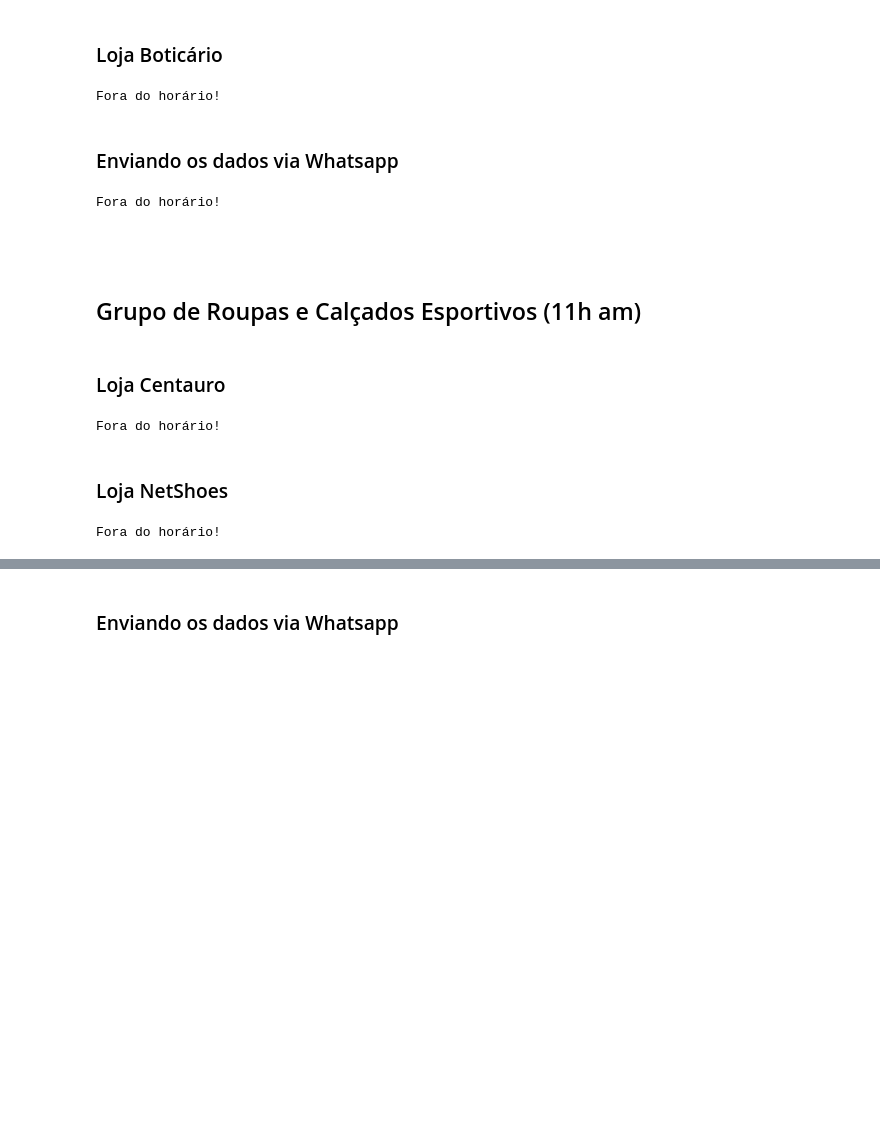
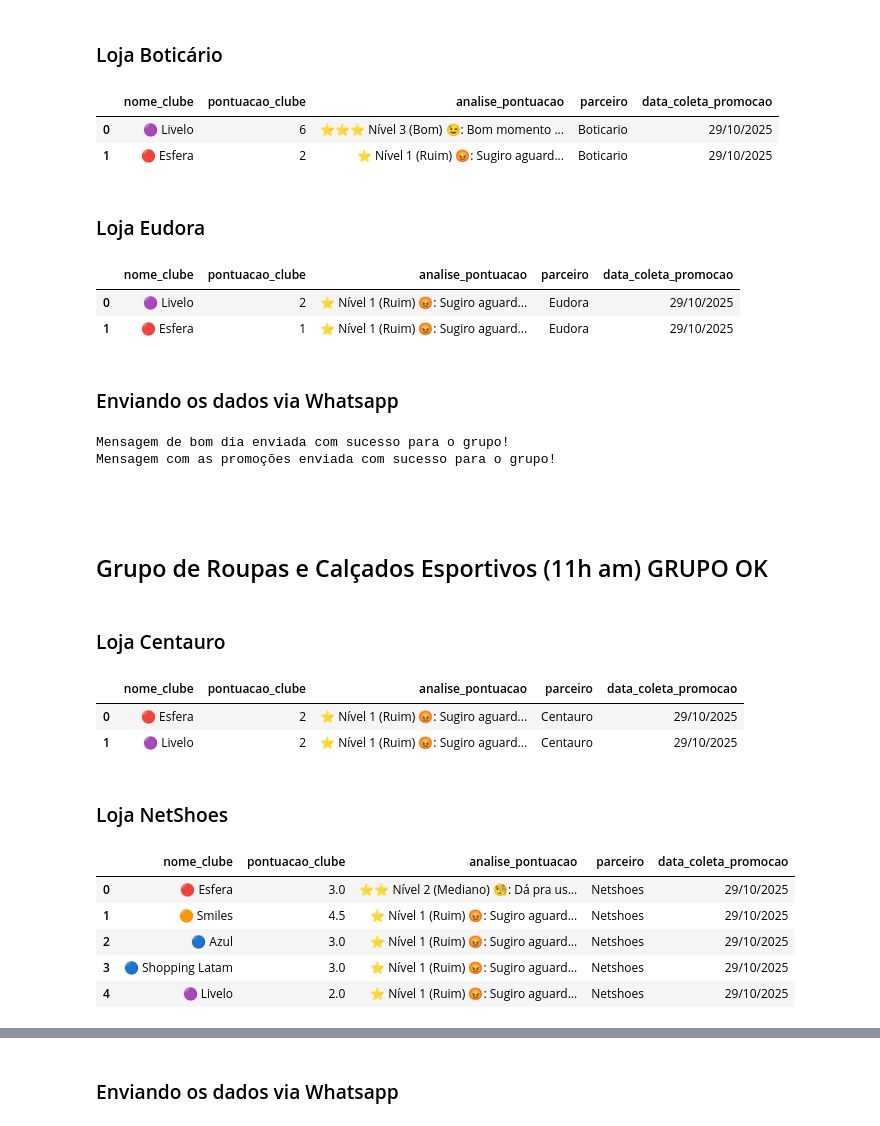
Before and after one commit to murillo-borges/webscraping-livelo-esfera, a Jupyter notebook: Webscraping_Whats_Milhas.ipynb, the cells around one changed output, grey strips where cells are left out. Saved outputs shown, nothing was run; the diff lists cells and outputs as text; code cells hidden in the pictures; blank space fills up the shorter version.

```diff
--- a/Webscraping_Whats_Milhas.ipynb
+++ b/Webscraping_Whats_Milhas.ipynb
@@ -228,10 +228,9 @@ def coletar_promocoes(url, parceiro, data_formatada, nomes_alvo):
 # %% [markdown]
 ### Loja Natura
 # %%
-#nomes_alvo = ["livelo", "esfera", "smiles", "azul", "shopping latam", "latam"]
 hora_atual = agora_brasilia.hour
 
-if hora_atual < hora_max_grupo_beleza:
+if hora_atual < hora_max_grupo_perfumaria_cosmeticos:
     df_natura = coletar_promocoes(
         url="https://www.comparemania.com.br/cashback-natura/",
         parceiro="Natura",
@@ -246,10 +245,9 @@ Fora do horário!
 # %% [markdown]
 ### Loja Boticário
 # %%
-nomes_alvo = ["livelo", "esfera", "smiles", "azul", "shopping latam", "latam"]
 hora_atual = agora_brasilia.hour
 
-if hora_atual < hora_max_grupo_beleza:
+if hora_atual < hora_max_grupo_perfumaria_cosmeticos:
     df_boticario = coletar_promocoes(
         url="https://www.comparemania.com.br/cashback-boticario/",
         parceiro="Boticario",
@@ -260,31 +258,50 @@ if hora_atual < hora_max_grupo_beleza:
 else:
     print("Fora do horário!")
 # %% [output]
-Fora do horário!
+|  | nome_clube | pontuacao_clube | analise_pontuacao | parceiro | data_coleta_promocao |
+| 0 | 🟣 Livelo | 6 | ⭐⭐⭐ Nível 3 (Bom) 😉: Bom momento ... | Boticario | 29/10/2025 |
+| 1 | 🔴 Esfera | 2 | ⭐ Nível 1 (Ruim) 😡: Sugiro aguard... | Boticario | 29/10/2025 |
+# %% [markdown]
+### Loja Eudora
+# %%
+hora_atual = agora_brasilia.hour
+
+if hora_atual < hora_max_grupo_perfumaria_cosmeticos:
+    df_eudora = coletar_promocoes(
+        url="https://www.comparemania.com.br/cashback-eudora/",
+        parceiro="Eudora",
+        data_formatada=data_formatada,
+        nomes_alvo=nomes_alvo
+    )
+    display(df_eudora)
+else:
+    print("Fora do horário!")
+# %% [output]
+|  | nome_clube | pontuacao_clube | analise_pontuacao | parceiro | data_coleta_promocao |
+| 0 | 🟣 Livelo | 2 | ⭐ Nível 1 (Ruim) 😡: Sugiro aguard... | Eudora | 29/10/2025 |
+| 1 | 🔴 Esfera | 1 | ⭐ Nível 1 (Ruim) 😡: Sugiro aguard... | Eudora | 29/10/2025 |
 # %% [markdown]
 ### Enviando os dados via Whatsapp
 # %%
-if hora_atual < hora_max_grupo_beleza:
+if hora_atual < hora_max_grupo_perfumaria_cosmeticos:
   # Concatenando os dataframes
-  df_final = pd.concat([df_natura, df_boticario], ignore_index=True)
+  df_final = pd.concat([df_natura, df_boticario, df_eudora], ignore_index=True)
   df_final
 
   # Criando a mensagem do grupo de Beleza e Cosméticos
   msg = ""
-  msg_titulo = f"💄 *Promoções do Grupo de Beleza e Cosméticos em {data_formatada}: 👇*"
+  msg_titulo = f"💄 *Resumo das Promoções da Categoria de Perfumaria e Cosméticos em {data_formatada}: 👇*"
 
   for index, row in df_final.iterrows():
-    msg += f"""
+    msg += textwrap.dedent(f"""
   *Parceiro:* {row["parceiro"]}
   *Programa de Fidelidade:* {row["nome_clube"]}
   *Pontuação:* {row["pontuacao_clube"]}
   *Análise da Promoção:* {row["analise_pontuacao"]}
 
-  {"-"*30}"""
-    #print(msg)
-      #print(index, row["nome_clube"], row["pontuacao_clube"])
+  {"-"*30}""").strip()
 
-  msg_grupo = msg_titulo + "\n" + msg
+  msg_grupo = msg_titulo + "\n""\n" + msg
 
 
   # Enviando mensagem no grupo do Whatsapp
@@ -295,9 +312,9 @@ if hora_atual < hora_max_grupo_beleza:
   API_KEY = 'sk_hRzCfVl0hSFebdFmmN0hwhpNZtVA9JqIdscEpatVHyreMM9f'
 
   # JID do grupo (obtido via rota /groups)
-  group_jid = id_grupo_envio
+  group_jid = '120363040547851644@g.us'
 
-  # Mensagem
+  # Mensagem de Bom dia
   message_bom_dia = texto_bom_dia
   message_promo = msg_grupo
 
@@ -316,7 +333,7 @@ if hora_atual < hora_max_grupo_beleza:
   }
 
   #Enviando a mensagem de bom dia
-  #response = requests.post(url, json=payload, headers=headers)
+  response = requests.post(url, json=payload, headers=headers)
 
   # Resposta
   if response.status_code == 200:
@@ -325,9 +342,9 @@ if hora_atual < hora_max_grupo_beleza:
       print(f"Erro ao enviar mensagem: {response.status_code} - {response.text}")
 
 
-  # Aguardar 30 segundos
+  # Aguardar 2 minutos
   import time
-  time.sleep(30)
+  time.sleep(120)
 
   # Payload
   payload = {
@@ -347,15 +364,15 @@ if hora_atual < hora_max_grupo_beleza:
 else:
   print("Fora do horário!")
 # %% [output]
-Fora do horário!
+Mensagem de bom dia enviada com sucesso para o grupo!
+Mensagem com as promoções enviada com sucesso para o grupo!
 # %% [markdown]
 ##
 # %% [markdown]
-## Grupo de Roupas e Calçados Esportivos (11h am)
+## Grupo de Roupas e Calçados Esportivos (11h am) GRUPO OK
 # %% [markdown]
 ### Loja Centauro
 # %%
-nomes_alvo = ["livelo", "esfera", "smiles", "azul", "shopping latam", "latam"]
 hora_atual = agora_brasilia.hour
 
 if hora_atual >= hora_min_grupo_esportivo and hora_atual < hora_max_grupo_esportivo:
@@ -369,22 +386,28 @@ if hora_atual >= hora_min_grupo_esportivo and hora_atual < hora_max_grupo_esport
 else:
     print("Fora do horário!")
 # %% [output]
-Fora do horário!
+|  | nome_clube | pontuacao_clube | analise_pontuacao | parceiro | data_coleta_promocao |
+| 0 | 🔴 Esfera | 2 | ⭐ Nível 1 (Ruim) 😡: Sugiro aguard... | Centauro | 29/10/2025 |
+| 1 | 🟣 Livelo | 2 | ⭐ Nível 1 (Ruim) 😡: Sugiro aguard... | Centauro | 29/10/2025 |
 # %% [markdown]
 ### Loja NetShoes
 # %%
-nomes_alvo = ["livelo", "esfera", "smiles", "azul", "shopping latam", "latam"]
 hora_atual = agora_brasilia.hour
 
 if hora_atual >= hora_min_grupo_esportivo and hora_atual < hora_max_grupo_esportivo:
     df_netshoes = coletar_promocoes(
         url="https://www.comparemania.com.br/cashback-netshoes/",
         parceiro="Netshoes",
         data_formatada=data_formatada,
         nomes_alvo=nomes_alvo
     )
     display(df_netshoes)
 else:
     print("Fora do horário!")
 # %% [output]
-Fora do horário!
+|  | nome_clube | pontuacao_clube | analise_pontuacao | parceiro | data_coleta_promocao |
+| 0 | 🔴 Esfera | 3.0 | ⭐⭐ Nível 2 (Mediano) 🧐: Dá pra us... | Netshoes | 29/10/2025 |
+| 1 | 🟠 Smiles | 4.5 | ⭐ Nível 1 (Ruim) 😡: Sugiro aguard... | Netshoes | 29/10/2025 |
+| 2 | 🔵 Azul | 3.0 | ⭐ Nível 1 (Ruim) 😡: Sugiro aguard... | Netshoes | 29/10/2025 |
+| 3 | 🔵 Shopping Latam | 3.0 | ⭐ Nível 1 (Ruim) 😡: Sugiro aguard... | Netshoes | 29/10/2025 |
+| 4 | 🟣 Livelo | 2.0 | ⭐ Nível 1 (Ruim) 😡: Sugiro aguard... | Netshoes | 29/10/2025 |
```
Also changed, not shown: parts of 19 cells of this notebook.
